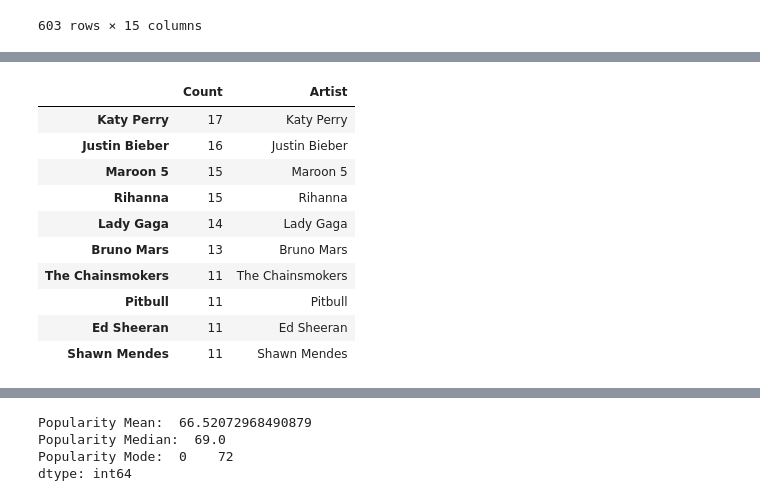
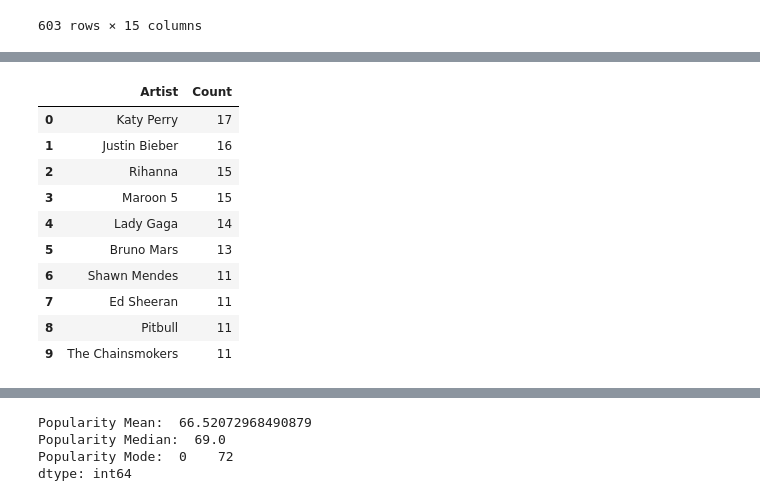
Before and after one commit to codemeisterone/NFX-GP4-Projects, a Jupyter notebook: spotify_analysis_v2/code/spotify_analysis.ipynb, the cells around one changed output, grey strips where cells are left out. Cells and saved outputs as stored; diff of their text form; code cells hidden in the pictures.

```diff
--- a/spotify_analysis_v2/code/spotify_analysis.ipynb
+++ b/spotify_analysis_v2/code/spotify_analysis.ipynb
@@ -50,24 +65,26 @@ spotify_df.head()
 | 3 | 4 | Bad Romance | Lady Gaga | dance pop | 2010 | 119 | 92 | 70 | -4 | 8 | ... |
 | 4 | 5 | Just the Way You Are | Bruno Mars | pop | 2010 | 109 | 84 | 64 | -5 | 9 | ... |
 # %%
-#Counting number of times an artist made the list within the 10 year period
-#Top artists by count
+#Top 10 artist by count (2010 to 2019)
 top_artists_df = pd.DataFrame(spotify_df['Artist'].value_counts().head(10))
 top_artists_df['Index'] = top_artists_df.index
 top_artists_df = top_artists_df.rename(columns={"Artist":"Count","Index":"Artist"})
-top_artists_df.head(20)
+top_artists_df.reset_index(drop=True, inplace=True)
+neworder = ['Artist','Count']
+top_artists_df = top_artists_df.reindex(columns=neworder)
+top_artists_df
 # %% [output]
-|  | Count | Artist |
-| Katy Perry | 17 | Katy Perry |
-| Justin Bieber | 16 | Justin Bieber |
-| Maroon 5 | 15 | Maroon 5 |
-| Rihanna | 15 | Rihanna |
-| Lady Gaga | 14 | Lady Gaga |
-| Bruno Mars | 13 | Bruno Mars |
-| The Chainsmokers | 11 | The Chainsmokers |
-| Pitbull | 11 | Pitbull |
-| Ed Sheeran | 11 | Ed Sheeran |
-| Shawn Mendes | 11 | Shawn Mendes |
+|  | Artist | Count |
+| 0 | Katy Perry | 17 |
+| 1 | Justin Bieber | 16 |
+| 2 | Rihanna | 15 |
+| 3 | Maroon 5 | 15 |
+| 4 | Lady Gaga | 14 |
+| 5 | Bruno Mars | 13 |
+| 6 | Shawn Mendes | 11 |
+| 7 | Ed Sheeran | 11 |
+| 8 | Pitbull | 11 |
+| 9 | The Chainsmokers | 11 |
 # %%
 #Plot top artists
 plt.figure(figsize=(17,6))
```
Also changed, not shown: parts of 19 cells of this notebook.
